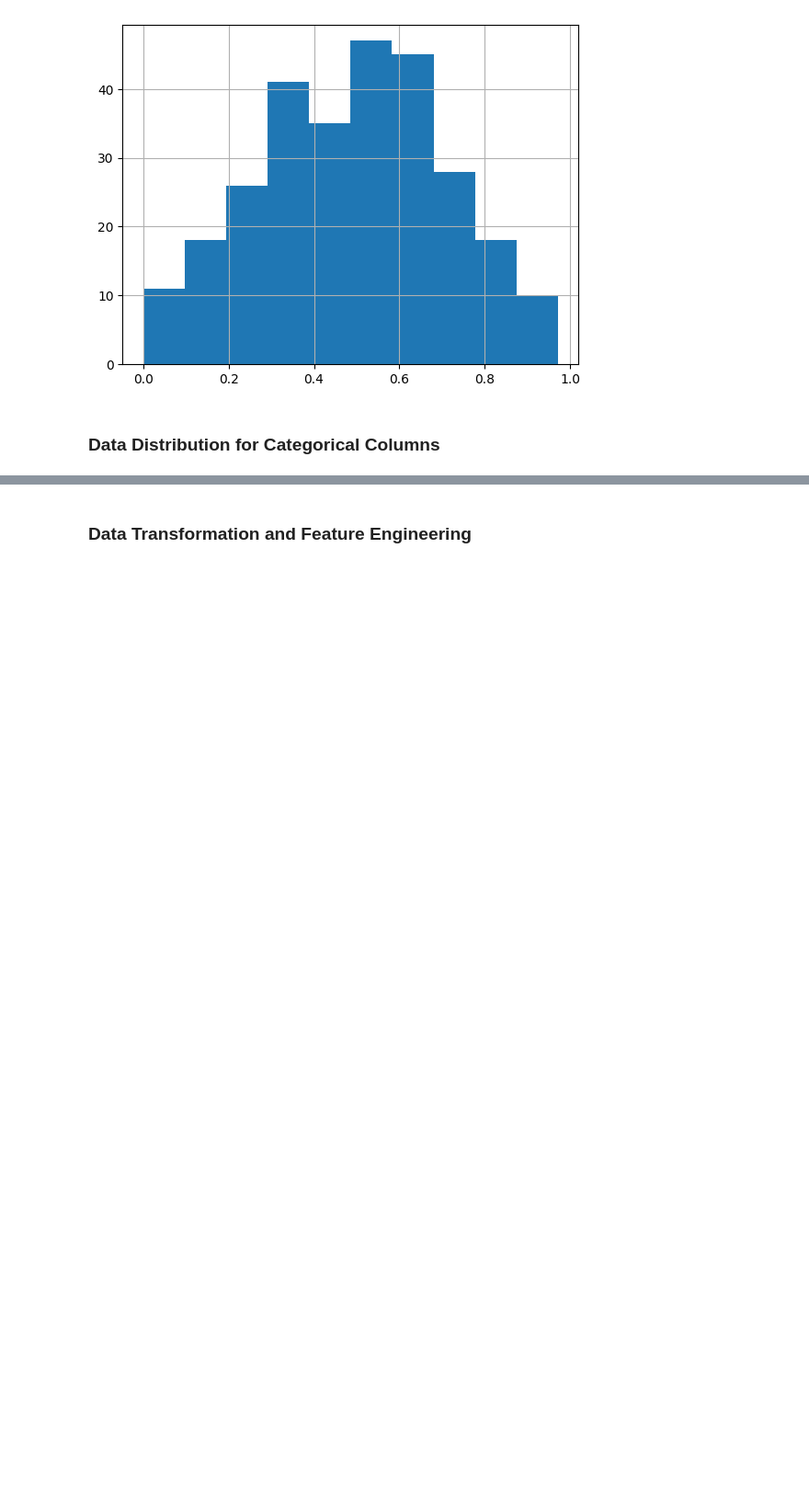
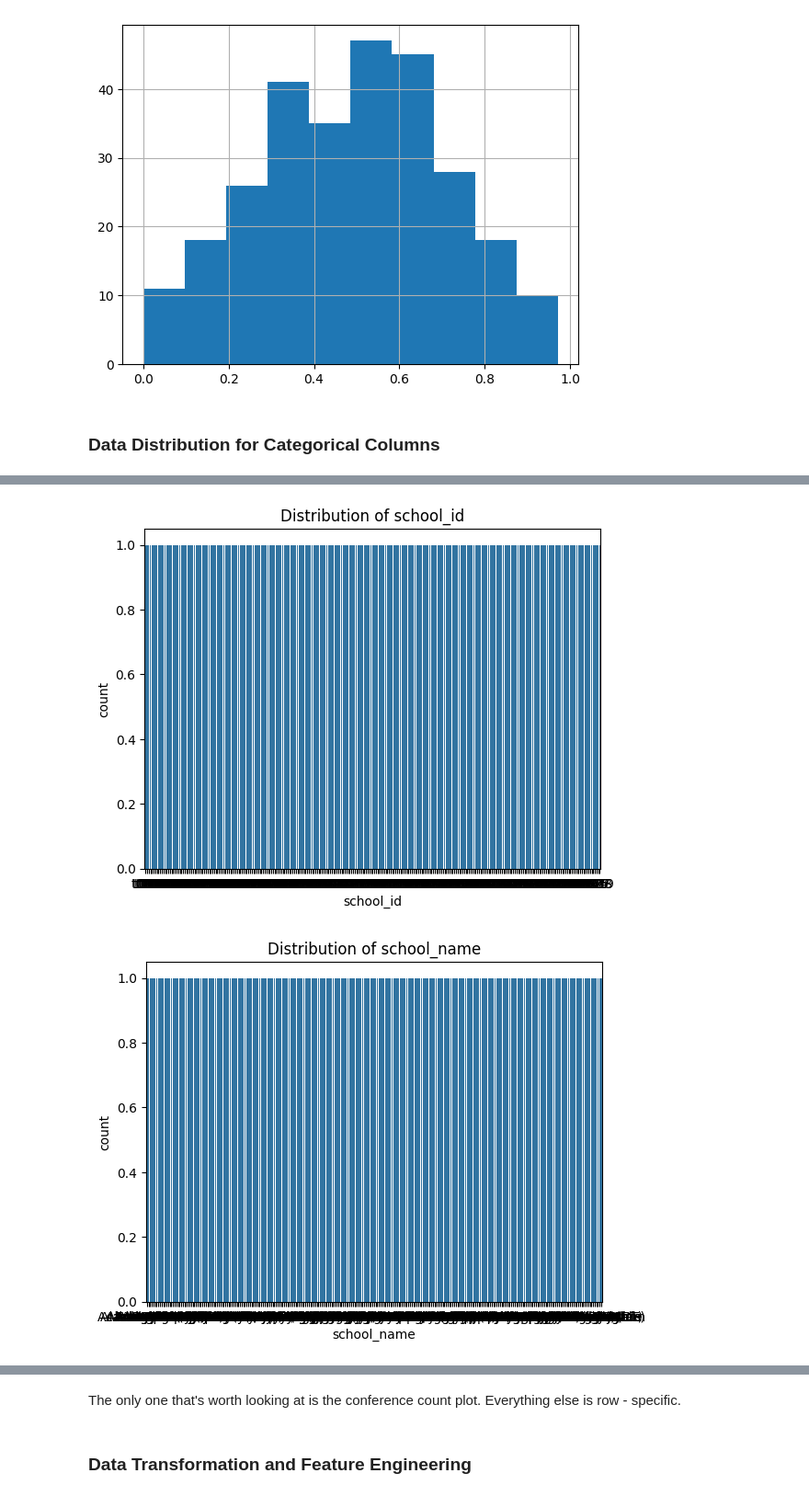
Before and after one commit to karlidean/datafun-06-eda, a Jupyter notebook: karlidean_eda.ipynb, the cells around one changed output, grey strips where cells are left out. Shown at 92% size. Saved outputs shown, nothing was run; the diff lists cells and outputs as text; code cells hidden in the pictures; blank space fills up the shorter version.

Commit message:
Completed through Initial Data Distributions.

```diff
--- a/karlidean_eda.ipynb
+++ b/karlidean_eda.ipynb
@@ -85,3 +85,14 @@ volleyball_df['win_percentage'].hist()
 [figure]
 # %% [markdown]
 ### Data Distribution for Categorical Columns
+# %%
+# Inspect value counts by categorical column
+# Column name must be EXACT.
+# The value_counts() method is only available for Series objects.
+# The value_counts() method returns a pandas Series with the counts of unique values in the column.
+volleyball_df['school_conference'].value_counts()
+
+# Inspect value counts for ALL categorical columns
+for col in volleyball_df.select_dtypes(include=['object']).columns:
+    print(f"Value Counts for '{col}':")
+    print(volleyball_df[col].value_counts())
@@ -87,0 +117,10 @@ volleyball_df['win_percentage'].hist()
+# %%
+# Inspect value counts for ALL categorical columns
+for col in volleyball_df.select_dtypes(include=['object', 'category']).columns:
+    # Display count plot
+    sns.countplot(x=col, data=volleyball_df)
+    plt.title(f'Distribution of {col}')
+    plt.show()
+# %% [output]
+[figure, added]
+[figure, added]
@@ -87,0 +128,2 @@ volleyball_df['win_percentage'].hist()
+# %% [markdown]
+The only one that's worth looking at is the conference count plot. Everything else is row - specific.
```
Also changed, not shown: parts of 3 cells of this notebook, 2 other files.
